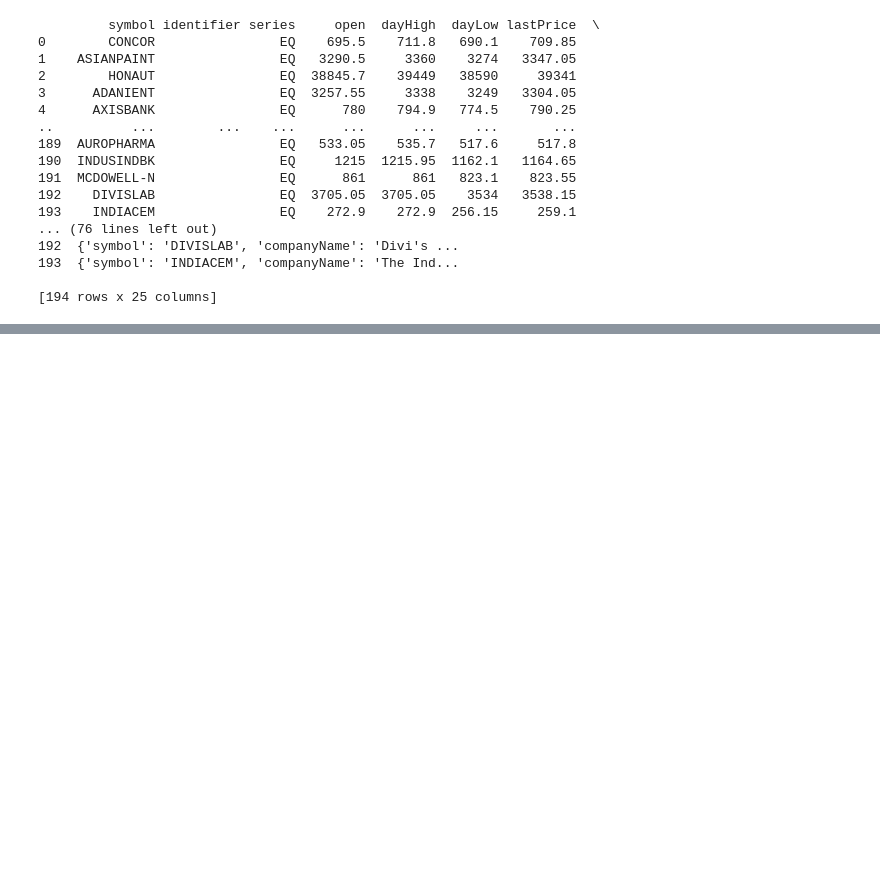
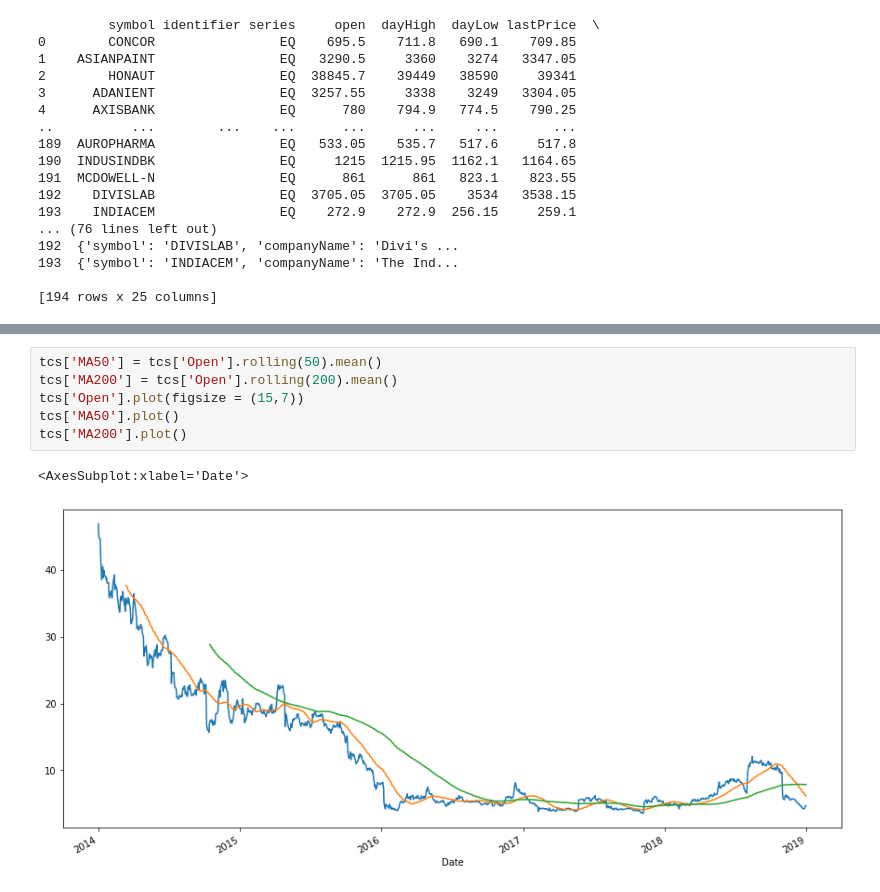
Before and after one commit to ridhij93/StocksAnalysis, a Jupyter notebook: Untitled.ipynb, the cells around one changed output, grey strips where cells are left out. Cells and saved outputs as stored; diff of their text form; blank space fills up the shorter version.

```diff
--- a/Untitled.ipynb
+++ b/Untitled.ipynb
@@ -126,0 +259,9 @@ KeyboardInterrupt:
+# %%
+tcs['MA50'] = tcs['Open'].rolling(50).mean()
+tcs['MA200'] = tcs['Open'].rolling(200).mean()
+tcs['Open'].plot(figsize = (15,7))
+tcs['MA50'].plot()
+tcs['MA200'].plot()
+# %% [output]
+<AxesSubplot:xlabel='Date'>
+[figure, added]
```
Also changed, not shown: parts of 8 cells of this notebook.
